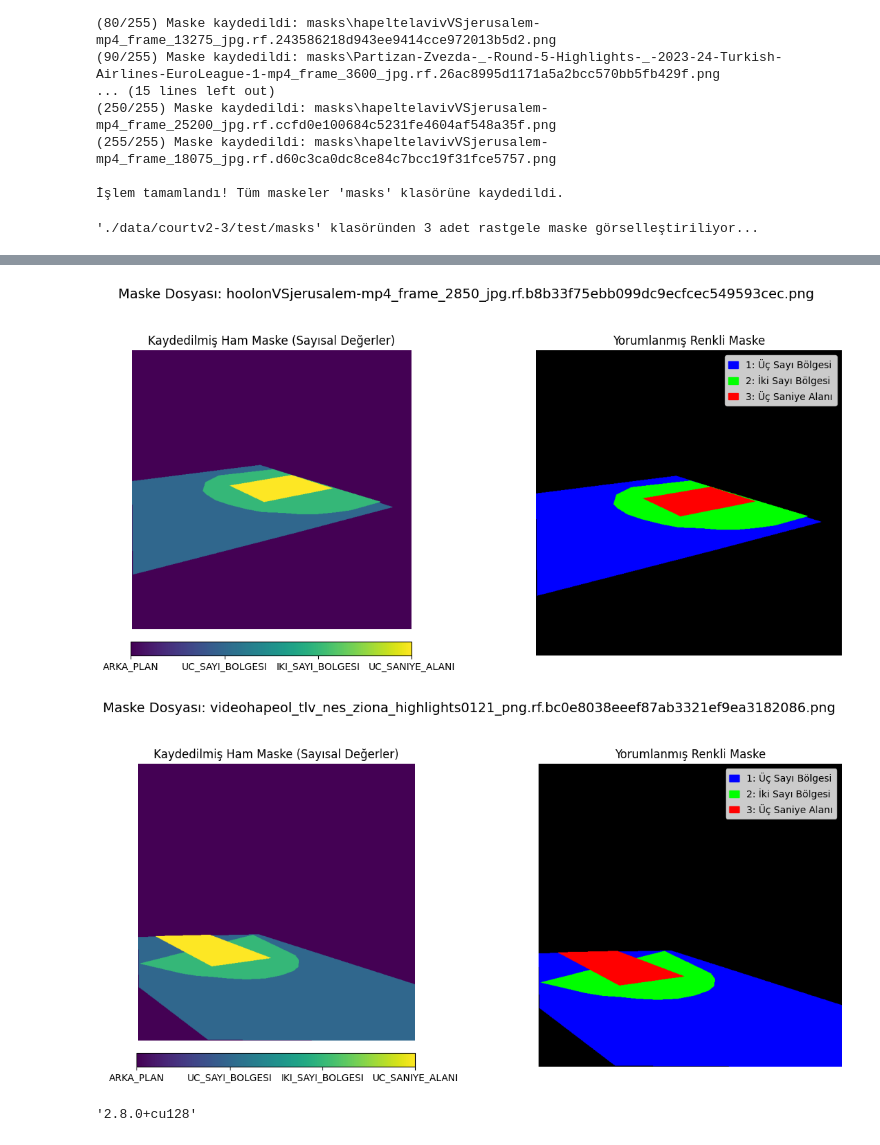
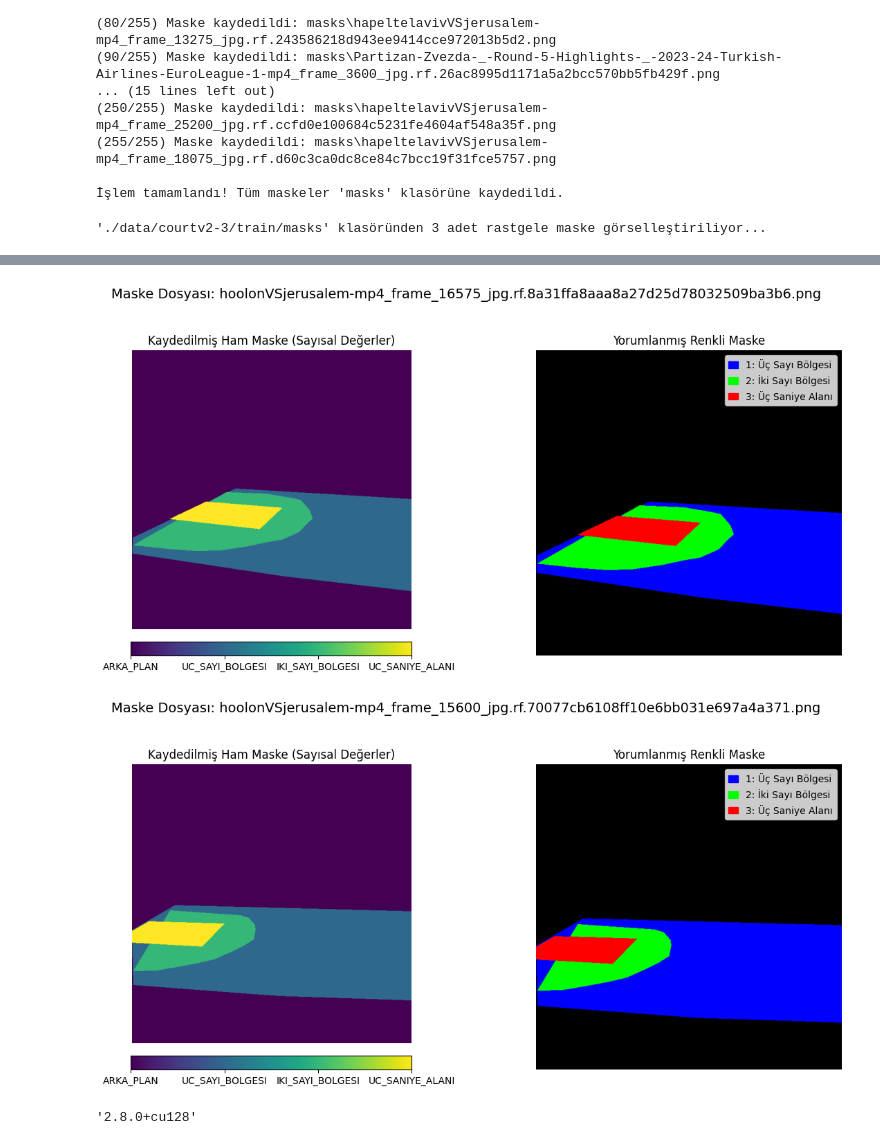
Before and after one commit to hasan-bakr/BasketballGameTracker, a Jupyter notebook: seg/train_seg.ipynb, the cells around one changed output, grey strips where cells are left out. Drawn from its saved outputs; the diff is of its cells as text; code cells hidden in the pictures.

```diff
--- a/train_seg.ipynb
+++ b/seg/train_seg.ipynb
@@ -131,7 +131,7 @@ import random
 # --- Adım 1: Ayarları Yapılandırma ---
 
 # Kaydedilmiş maskelerin bulunduğu klasör
-SAVED_MASKS_DIR = './data/courtv2-3/test/masks'
+SAVED_MASKS_DIR = './data/courtv2-3/train/masks'
 
 # Görselleştirilecek rastgele örnek sayısı
 NUM_SAMPLES_TO_VISUALIZE = 3
@@ -234,4 +234,4 @@ for mask_filename in selected_files:
     plt.tight_layout(rect=[0, 0.03, 1, 0.95])
     plt.show()
 # %% [output]
-'./data/courtv2-3/test/masks' klasöründen 3 adet rastgele maske görselleştiriliyor...
+'./data/courtv2-3/train/masks' klasöründen 3 adet rastgele maske görselleştiriliyor...
@@ -239,5 +239,5 @@ for mask_filename in selected_files:
-[figure, old version]
+[figure, new version]
-[figure, old version]
+[figure, new version]
 # %%
 import torch
 torch.__version__
```
Also changed, not shown: parts of 2 cells of this notebook, 8 other files.
